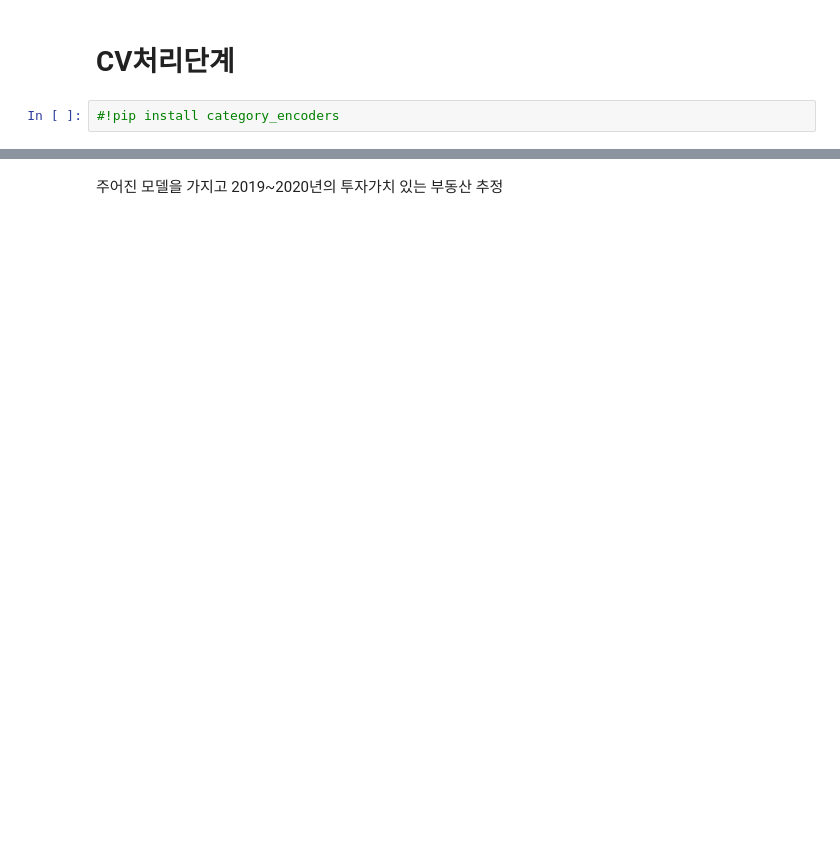
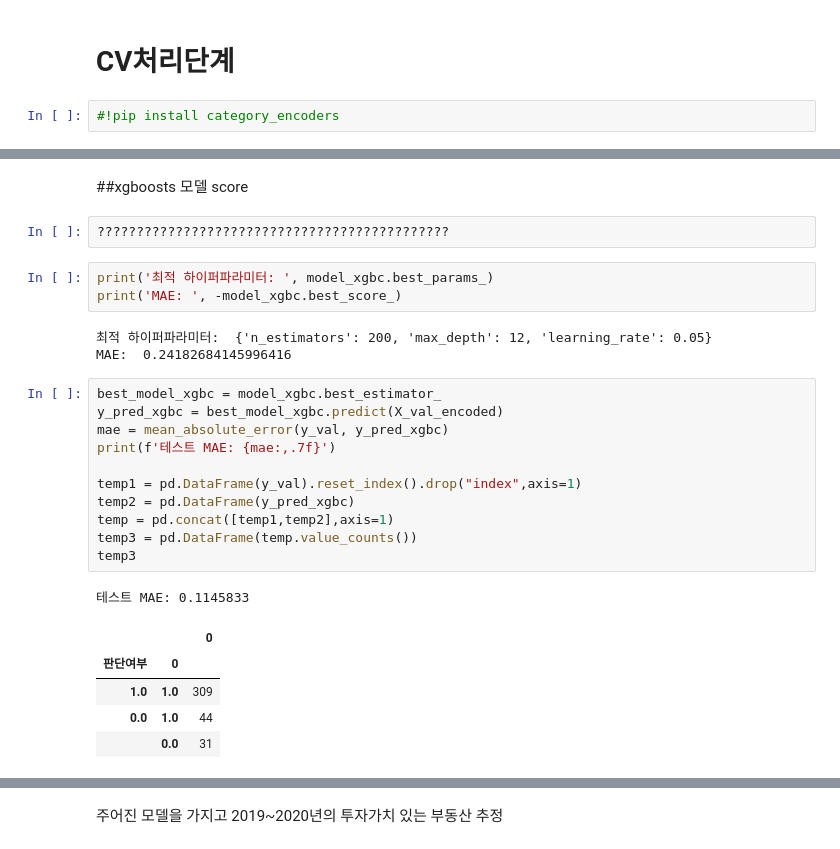
Before and after one commit to zookeeper464/data-analysis, a Jupyter notebook: section2/project.ipynb, the cells around one changed output, grey strips where cells are left out. Drawn from its saved outputs; the diff is of its cells as text; blank space fills up the shorter version.

```diff
--- a/section2/project.ipynb
+++ b/section2/project.ipynb
@@ -234,0 +299,28 @@ from sklearn.metrics import mean_absolute_error
+# %% [markdown]
+##xgboosts 모델 score
+# %%
+?????????????????????????????????????????????
+# %%
+print('최적 하이퍼파라미터: ', model_xgbc.best_params_)
+print('MAE: ', -model_xgbc.best_score_)
+# %% [output]
+최적 하이퍼파라미터:  {'n_estimators': 200, 'max_depth': 12, 'learning_rate': 0.05}
+MAE:  0.24182684145996416
+# %%
+best_model_xgbc = model_xgbc.best_estimator_
+y_pred_xgbc = best_model_xgbc.predict(X_val_encoded)
+mae = mean_absolute_error(y_val, y_pred_xgbc)
+print(f'테스트 MAE: {mae:,.7f}')
+
+temp1 = pd.DataFrame(y_val).reset_index().drop("index",axis=1)
+temp2 = pd.DataFrame(y_pred_xgbc)
+temp = pd.concat([temp1,temp2],axis=1)
+temp3 = pd.DataFrame(temp.value_counts())
+temp3
+# %% [output]
+테스트 MAE: 0.1145833
+|  |  | 0 |
+| 판단여부 | 0 |  |
+| 1.0 | 1.0 | 309 |
+| 0.0 | 1.0 | 44 |
+|  | 0.0 | 31 |
```
Also changed, not shown: parts of 30 cells of this notebook.
